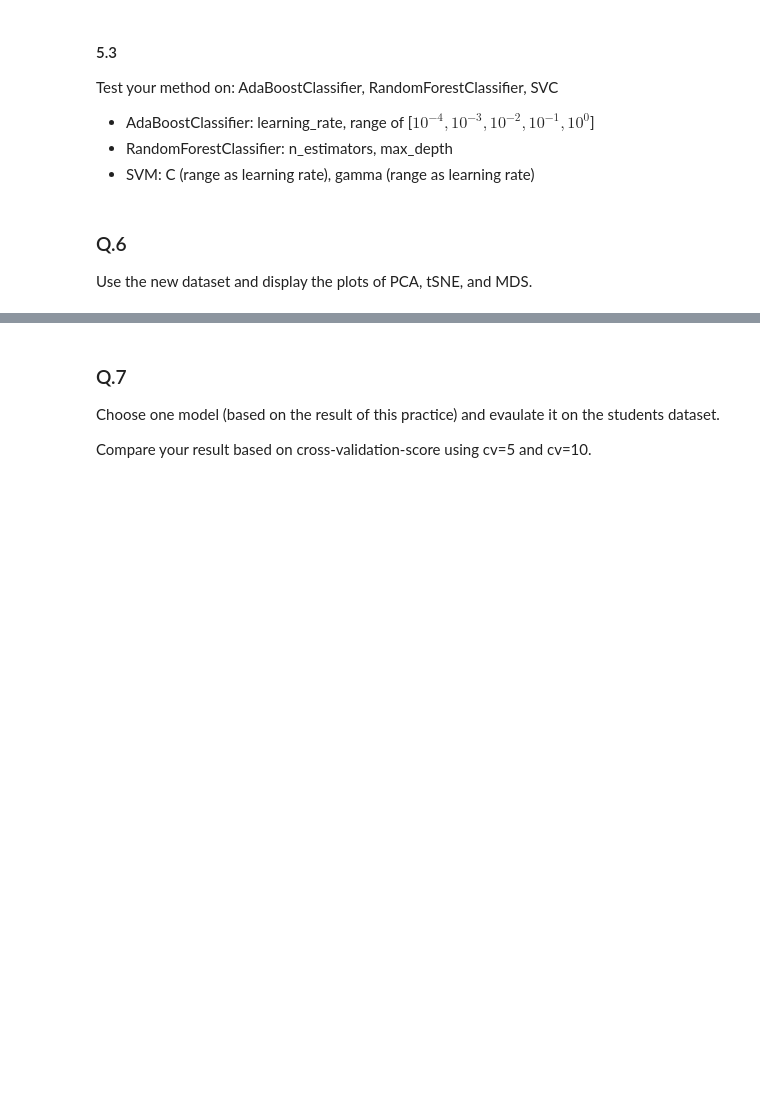
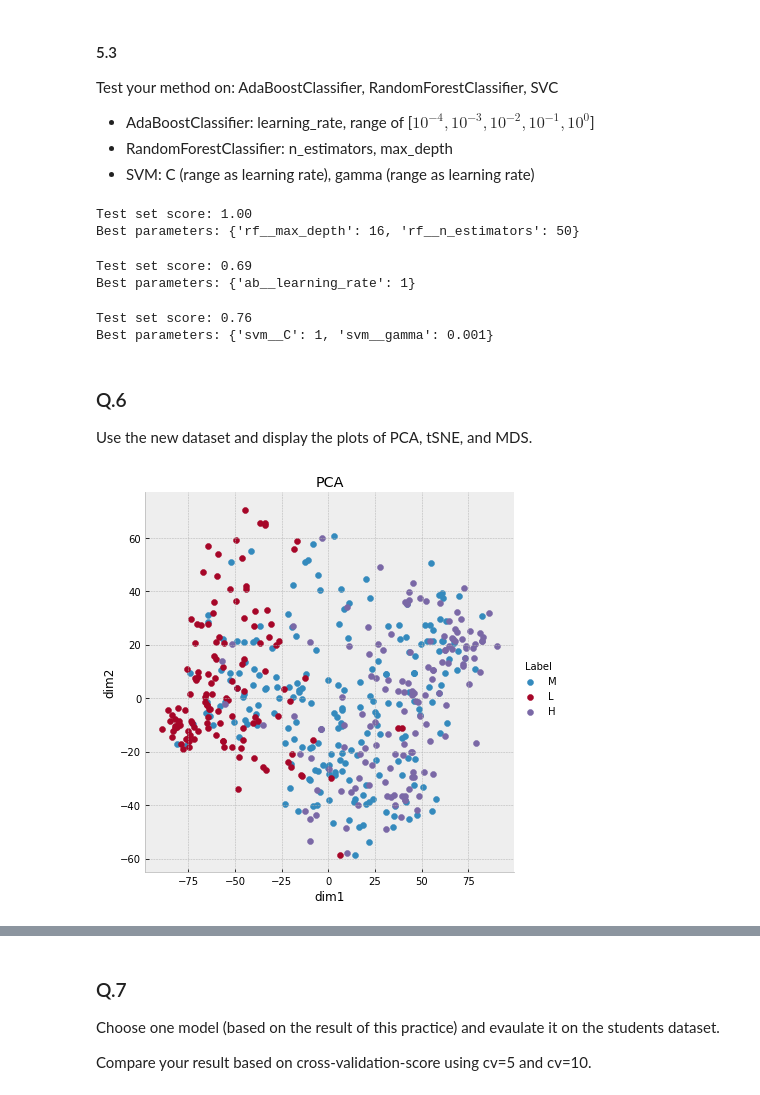
Before and after one commit to OrPerets/ml-for-business-analytics, a Jupyter notebook: practices/workshop/Students Performance Analysis.ipynb, the cells around one changed output, grey strips where cells are left out. Cells and saved outputs as stored; diff of their text form; code cells hidden in the pictures; blank space fills up the shorter version.

```diff
--- a/practices/workshop/Students Performance Analysis.ipynb
+++ b/practices/workshop/Students Performance Analysis.ipynb
@@ -28,3 +45,6 @@ Read the attached "students.csv" file to a DataFrame.
+# %%
+X = data.drop(columns=["Class"])
+y = data["Class"]
 # %% [markdown]
 ### Q.2
 
@@ -36,3 +76,6 @@ Print the features name and type.
 
 Perform feature encoding on the categorical features. <br/>
 For each categorical feature, create LabelEncoder and transform its values.
+# %%
+categorical_cols = X.select_dtypes(include=["object"]).columns
+categorical_cols
@@ -38,0 +87,6 @@ For each categorical feature, create LabelEncoder and transform its values.
+# %%
+le_map = {}
+for col in categorical_cols:
+    le = LabelEncoder()
+    X[col] = le.fit_transform(X[col])
+    le_map[col] = le
@@ -85,3 +187,5 @@ selected_features
 #### 5.1
 
 Create new DataFrame using the selected features, and split to (X,y).
+# %%
+X = X[selected_features].copy()
@@ -113,6 +248,35 @@ Test your method on: AdaBoostClassifier, RandomForestClassifier, SVC
 * AdaBoostClassifier: learning_rate, range of [$10^{-4},10^{-3},10^{-2},10^{-1},10^{0}$]
 * RandomForestClassifier: n_estimators, max_depth
 * SVM: C (range as learning rate), gamma (range as learning rate)
+# %%
+rf_grid = {
+    "rf__n_estimators": [50,100,150,200,250,300],
+    "rf__max_depth": [2,4,8,16,32]
+}
+
+search_for_hyperparameters(X, y, "rf", RandomForestClassifier(), rf_grid)
+# %% [output]
+Test set score: 1.00
+Best parameters: {'rf__max_depth': 16, 'rf__n_estimators': 50}
+# %%
+ab_grid = {
+    "ab__learning_rate": [10**-4, 10**-3, 10**-2, 10**-1, 10**0]
+}
+
+search_for_hyperparameters(X, y, "ab", AdaBoostClassifier(), ab_grid)
+# %% [output]
+Test set score: 0.69
+Best parameters: {'ab__learning_rate': 1}
+# %%
+svm_grid = {
+    "svm__C": [10**-4, 10**-3, 10**-2, 10**-1, 10**0],
+    "svm__gamma": [10**-4, 10**-3, 10**-2, 10**-1, 10**0]
+}
+
+search_for_hyperparameters(X, y, "svm", SVC(), svm_grid)
+# %% [output]
+Test set score: 0.76
+Best parameters: {'svm__C': 1, 'svm__gamma': 0.001}
 # %% [markdown]
 ### Q.6
 
@@ -147,3 +311,7 @@ def plot_MDS(data, labels):
     sns.FacetGrid(df, hue="Label", height=6).map(plt.scatter, 'dim1', 'dim2').add_legend()
     plt.title("MDS with final stress=" + str(mds.stress_))
     plt.show()
+# %%
+plot_PCA(X,y)
+# %% [output]
+[figure, added]
```
Also changed, not shown: parts of 25 cells of this notebook.
